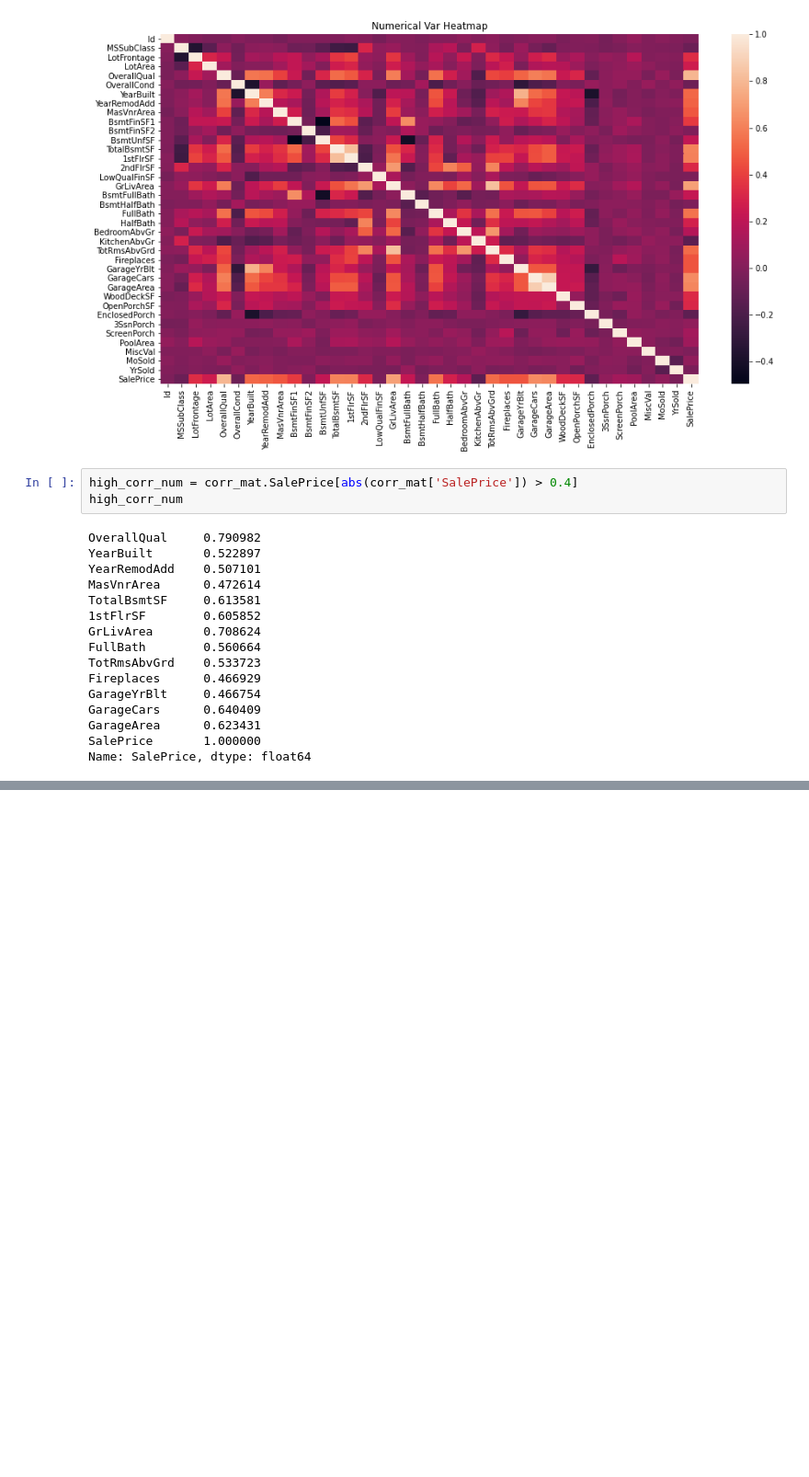
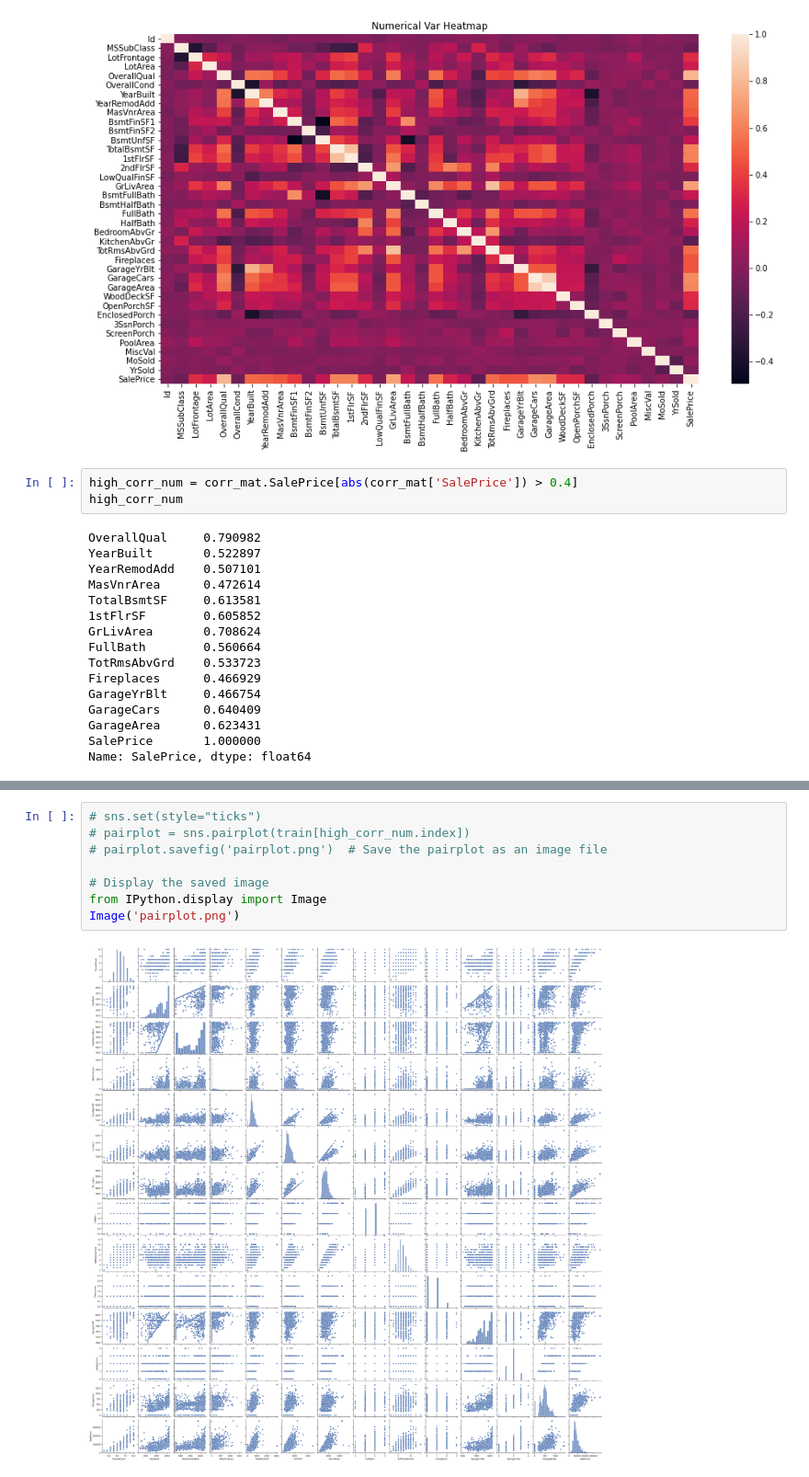
Before and after one commit to brianellis1997/House_Prices, a Jupyter notebook: EDA.ipynb, the cells around one changed output, grey strips where cells are left out. Shown at 92% size. Cells and saved outputs as stored; diff of their text form; blank space fills up the shorter version.

Commit message:
Adding numerical pairplot

```diff
--- a/EDA.ipynb
+++ b/EDA.ipynb
@@ -300,0 +317,10 @@ Name: SalePrice, dtype: float64
+# %%
+# sns.set(style="ticks")
+# pairplot = sns.pairplot(train[high_corr_num.index])
+# pairplot.savefig('pairplot.png')  # Save the pairplot as an image file
+
+# Display the saved image
+from IPython.display import Image
+Image('pairplot.png')
+# %% [output]
+[figure, added]
```
Also changed, not shown: parts of 1 cell of this notebook, 1 other file.
